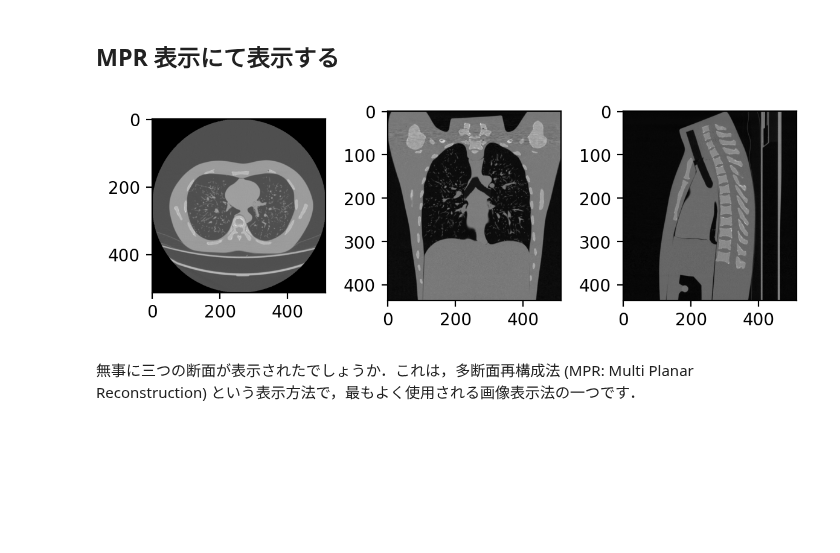
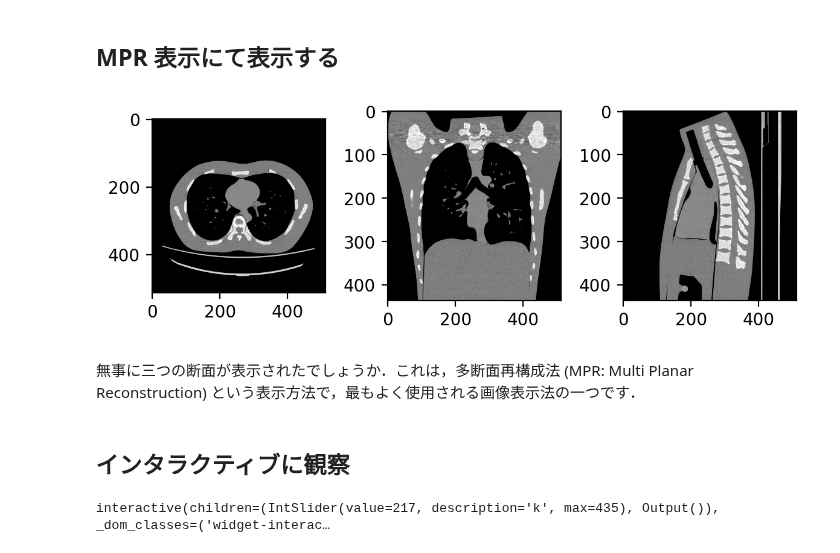
Before and after one commit to ryskks/usedicom, a Jupyter notebook: multi.ipynb, the cells around one changed output. Cells and saved outputs as stored; diff of their text form; code cells hidden in the pictures; blank space fills up the shorter version.

```diff
--- a/multi.ipynb
+++ b/multi.ipynb
@@ -129,28 +131,46 @@ for i, s in enumerate(slices):
 ## MPR 表示にて表示する
 # %%
 # プロットする
-middle0 = img_shape[0]//2  #3d array の(z軸)頭尾軸中央
-middle1 = img_shape[1]//2  #3d array の(y軸)上下軸中央
-middle2 = img_shape[2]//2  #3d array の(x軸)左右軸中央
+posi0 = img_shape[0]//2  #3d array の(z軸)頭尾軸中央
+posi1 = img_shape[1]//2  #3d array の(y軸)上下軸中央
+posi2 = img_shape[2]//2  #3d array の(x軸)左右軸中央
 
 # 表示サイズを大きくしています
 fig = plt.figure(dpi=200)
 
 a1 = plt.subplot(1, 3, 1)
-plt.imshow(img3d[middle0,:, :], cmap='gray')
+plt.imshow(img3d[posi0,:, :], cmap='gray', vmin = -500, vmax = 500)
 a1.set_aspect(ax_aspect)
 
 a2 = plt.subplot(1, 3, 2)
-plt.imshow(img3d[:, middle1, :], cmap='gray')
+plt.imshow(img3d[:, posi1, :], cmap='gray', vmin = -500, vmax = 500)
 a2.set_aspect(cor_aspect)
 
 a3 = plt.subplot(1, 3, 3)
-plt.imshow(img3d[:, :, middle2], cmap='gray')
+plt.imshow(img3d[:, :, posi2], cmap='gray', vmin = -500, vmax = 500)
 a3.set_aspect(sag_aspect)
 
 plt.tight_layout()
 plt.show()
 # %% [output]
-[figure, old version]
+[figure, new version]
 # %% [markdown]
 無事に三つの断面が表示されたでしょうか．これは，多断面再構成法 (MPR: Multi Planar Reconstruction) という表示方法で，最もよく使用される画像表示法の一つです．
+# %% [markdown]
+## インタラクティブに観察
+# %%
+from ipywidgets import interact
+
+sl = len(slices)
+
+def f(k):
+    # 表示サイズを大きくしています
+    fig = plt.figure(dpi=100)
+    a1 = plt.subplot(1, 1, 1)
+    plt.imshow(img3d[:, :, k], cmap='gray', vmin = -500, vmax = 500)
+    a1.set_aspect(ax_aspect)
+interact(f, k=(0, sl-1) )
+
+plt.show()
+# %% [output]
+interactive(children=(IntSlider(value=217, description='k', max=435), Output()), _dom_classes=('widget-interac…
```
Also changed, not shown: parts of 2 cells of this notebook.
